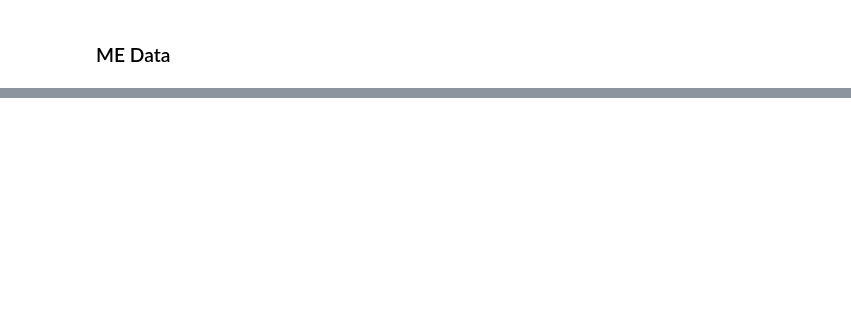
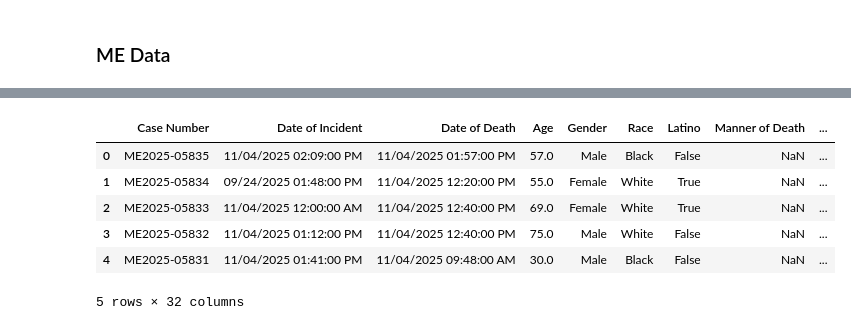
Before and after one commit to aaliyahali/IS477-FinalProject, a Jupyter notebook: notebooks/midpoint_acq_clean_merge.ipynb, the cells around one changed output, grey strips where cells are left out. Drawn from its saved outputs; the diff is of its cells as text; code cells hidden in the pictures; blank space fills up the shorter version.

```diff
--- a/notebooks/midpoint_acq_clean_merge.ipynb
+++ b/notebooks/midpoint_acq_clean_merge.ipynb
@@ -270,0 +303,13 @@ NameError: name 'df_me' is not defined
+# %%
+df_me["Updated_Date_of_Death"] = pd.to_datetime(df_me['Date of Death'], format='%m/%d/%Y %I:%M:%S %p')
+# %%
+df_me["Year_of_Death"] = df_me["Updated_Date_of_Death"].dt.year
+df_me.head()
+# %% [output]
+|  | Case Number | Date of Incident | Date of Death | Age | Gender | Race | Latino | Manner of Death | ... |
+| 0 | ME2025-05835 | 11/04/2025 02:09:00 PM | 11/04/2025 01:57:00 PM | 57.0 | Male | Black | False | NaN | ... |
+| 1 | ME2025-05834 | 09/24/2025 01:48:00 PM | 11/04/2025 12:20:00 PM | 55.0 | Female | White | True | NaN | ... |
+| 2 | ME2025-05833 | 11/04/2025 12:00:00 AM | 11/04/2025 12:40:00 PM | 69.0 | Female | White | True | NaN | ... |
+| 3 | ME2025-05832 | 11/04/2025 01:12:00 PM | 11/04/2025 12:40:00 PM | 75.0 | Male | White | False | NaN | ... |
+| 4 | ME2025-05831 | 11/04/2025 01:41:00 PM | 11/04/2025 09:48:00 AM | 30.0 | Male | Black | False | NaN | ... |
+5 rows × 32 columns
```
Also changed, not shown: parts of 9 cells of this notebook, 1 other file.
